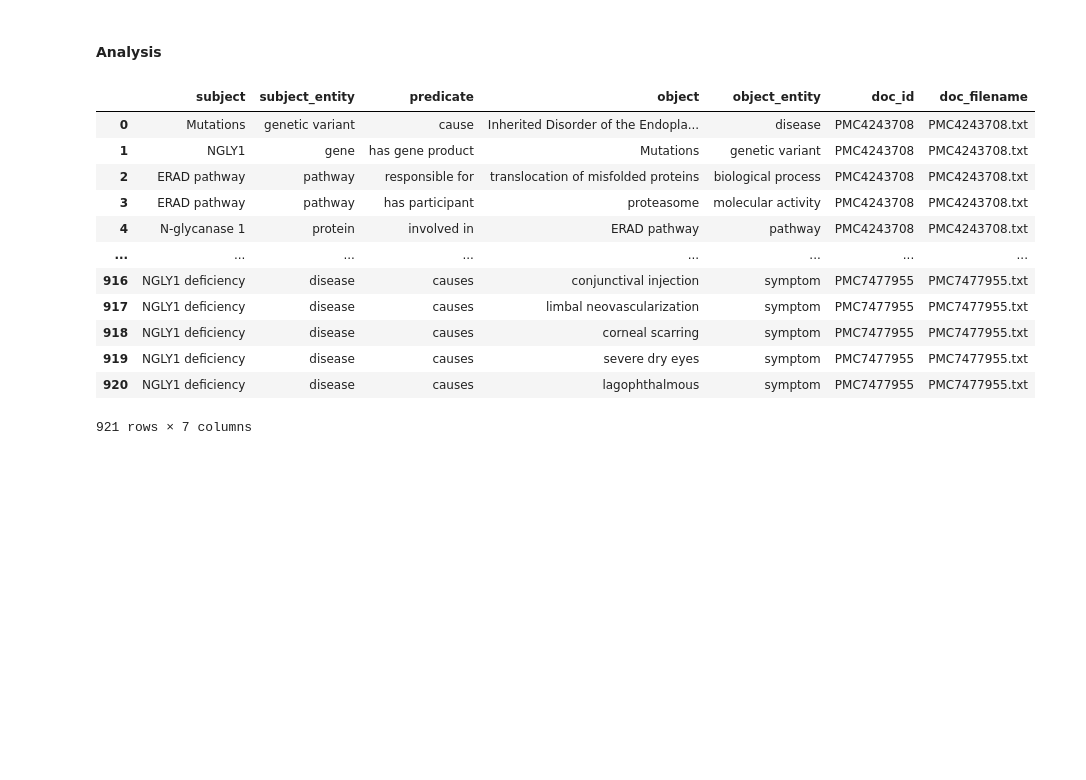
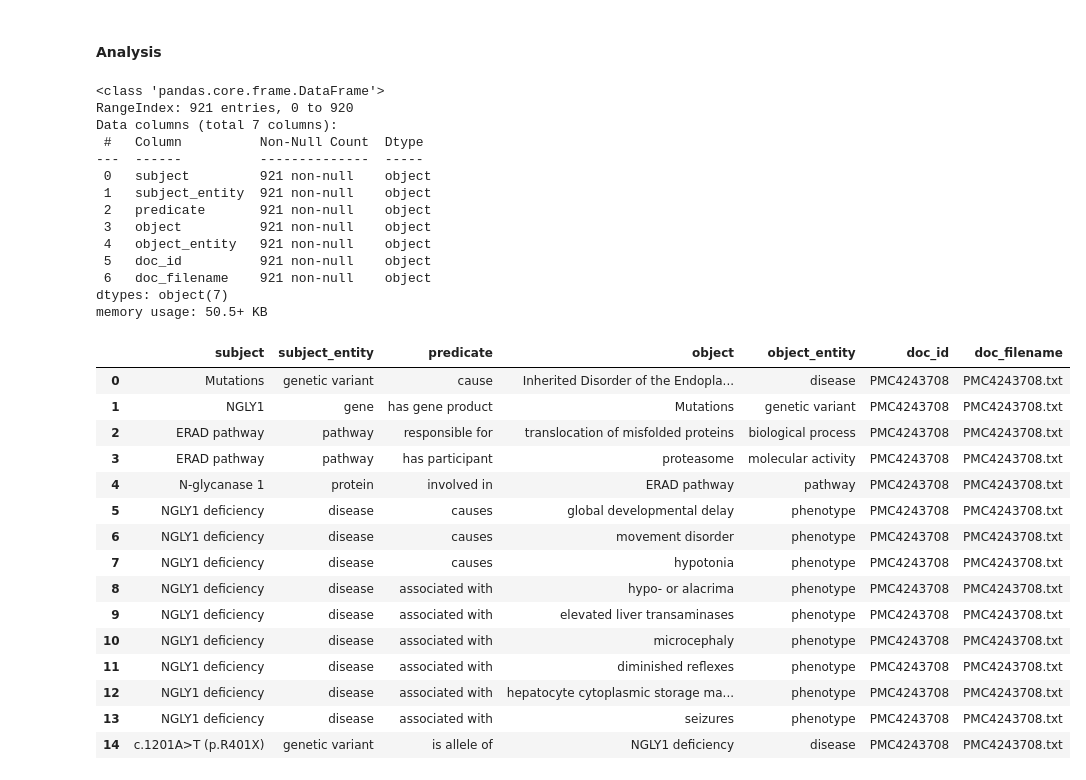
Before and after one commit to eric-czech/ngly1-gpt, a Jupyter notebook: ngly1_gpt/notebooks/relation_extraction.ipynb, the cells around one changed output. Saved outputs shown, nothing was run; the diff lists cells and outputs as text; code cells hidden in the pictures; blank space fills up the shorter version.

Commit message:
More relation extraction analysis work

```diff
--- a/ngly1_gpt/notebooks/relation_extraction.ipynb
+++ b/ngly1_gpt/notebooks/relation_extraction.ipynb
@@ -133,18 +139,36 @@ Cisterna magna        cellular component  has attribute    large
 #### Analysis
 # %%
 relations = pd.read_csv(utils.get_paths().output_data / "relations_2.tsv", sep="\t")
-relations
+relations.info()
+relations.head(15)
 # %% [output]
+<class 'pandas.core.frame.DataFrame'>
+RangeIndex: 921 entries, 0 to 920
+Data columns (total 7 columns):
+ #   Column          Non-Null Count  Dtype
+---  ------          --------------  -----
+ 0   subject         921 non-null    object
+ 1   subject_entity  921 non-null    object
+ 2   predicate       921 non-null    object
+ 3   object          921 non-null    object
+ 4   object_entity   921 non-null    object
+ 5   doc_id          921 non-null    object
+ 6   doc_filename    921 non-null    object
+dtypes: object(7)
+memory usage: 50.5+ KB
 |  | subject | subject_entity | predicate | object | object_entity | doc_id | doc_filename |
 | 0 | Mutations | genetic variant | cause | Inherited Disorder of the Endopla... | disease | PMC4243708 | PMC4243708.txt |
 | 1 | NGLY1 | gene | has gene product | Mutations | genetic variant | PMC4243708 | PMC4243708.txt |
 | 2 | ERAD pathway | pathway | responsible for | translocation of misfolded proteins | biological process | PMC4243708 | PMC4243708.txt |
 | 3 | ERAD pathway | pathway | has participant | proteasome | molecular activity | PMC4243708 | PMC4243708.txt |
 | 4 | N-glycanase 1 | protein | involved in | ERAD pathway | pathway | PMC4243708 | PMC4243708.txt |
-| ... | ... | ... | ... | ... | ... | ... | ... |
-| 916 | NGLY1 deficiency | disease | causes | conjunctival injection | symptom | PMC7477955 | PMC7477955.txt |
-| 917 | NGLY1 deficiency | disease | causes | limbal neovascularization | symptom | PMC7477955 | PMC7477955.txt |
-| 918 | NGLY1 deficiency | disease | causes | corneal scarring | symptom | PMC7477955 | PMC7477955.txt |
-| 919 | NGLY1 deficiency | disease | causes | severe dry eyes | symptom | PMC7477955 | PMC7477955.txt |
-| 920 | NGLY1 deficiency | disease | causes | lagophthalmous | symptom | PMC7477955 | PMC7477955.txt |
+| 5 | NGLY1 deficiency | disease | causes | global developmental delay | phenotype | PMC4243708 | PMC4243708.txt |
+| 6 | NGLY1 deficiency | disease | causes | movement disorder | phenotype | PMC4243708 | PMC4243708.txt |
+| 7 | NGLY1 deficiency | disease | causes | hypotonia | phenotype | PMC4243708 | PMC4243708.txt |
+| 8 | NGLY1 deficiency | disease | associated with | hypo- or alacrima | phenotype | PMC4243708 | PMC4243708.txt |
+| 9 | NGLY1 deficiency | disease | associated with | elevated liver transaminases | phenotype | PMC4243708 | PMC4243708.txt |
+| 10 | NGLY1 deficiency | disease | associated with | microcephaly | phenotype | PMC4243708 | PMC4243708.txt |
+| 11 | NGLY1 deficiency | disease | associated with | diminished reflexes | phenotype | PMC4243708 | PMC4243708.txt |
+| 12 | NGLY1 deficiency | disease | associated with | hepatocyte cytoplasmic storage ma... | phenotype | PMC4243708 | PMC4243708.txt |
+| 13 | NGLY1 deficiency | disease | associated with | seizures | phenotype | PMC4243708 | PMC4243708.txt |
+| 14 | c.1201A>T (p.R401X) | genetic variant | is allele of | NGLY1 deficiency | disease | PMC4243708 | PMC4243708.txt |
-921 rows × 7 columns
```
Also changed, not shown: parts of 29 cells of this notebook, 5 other files.
